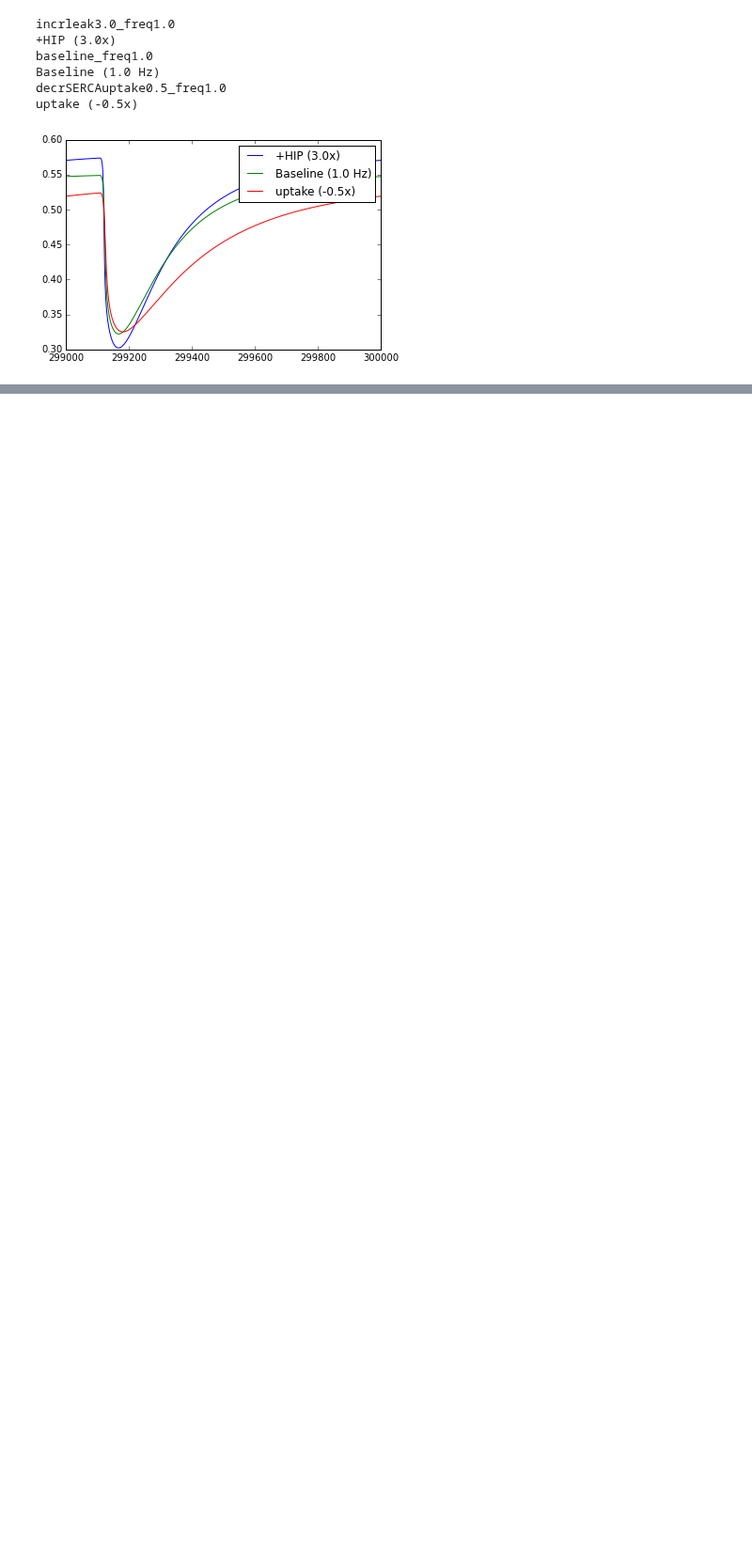
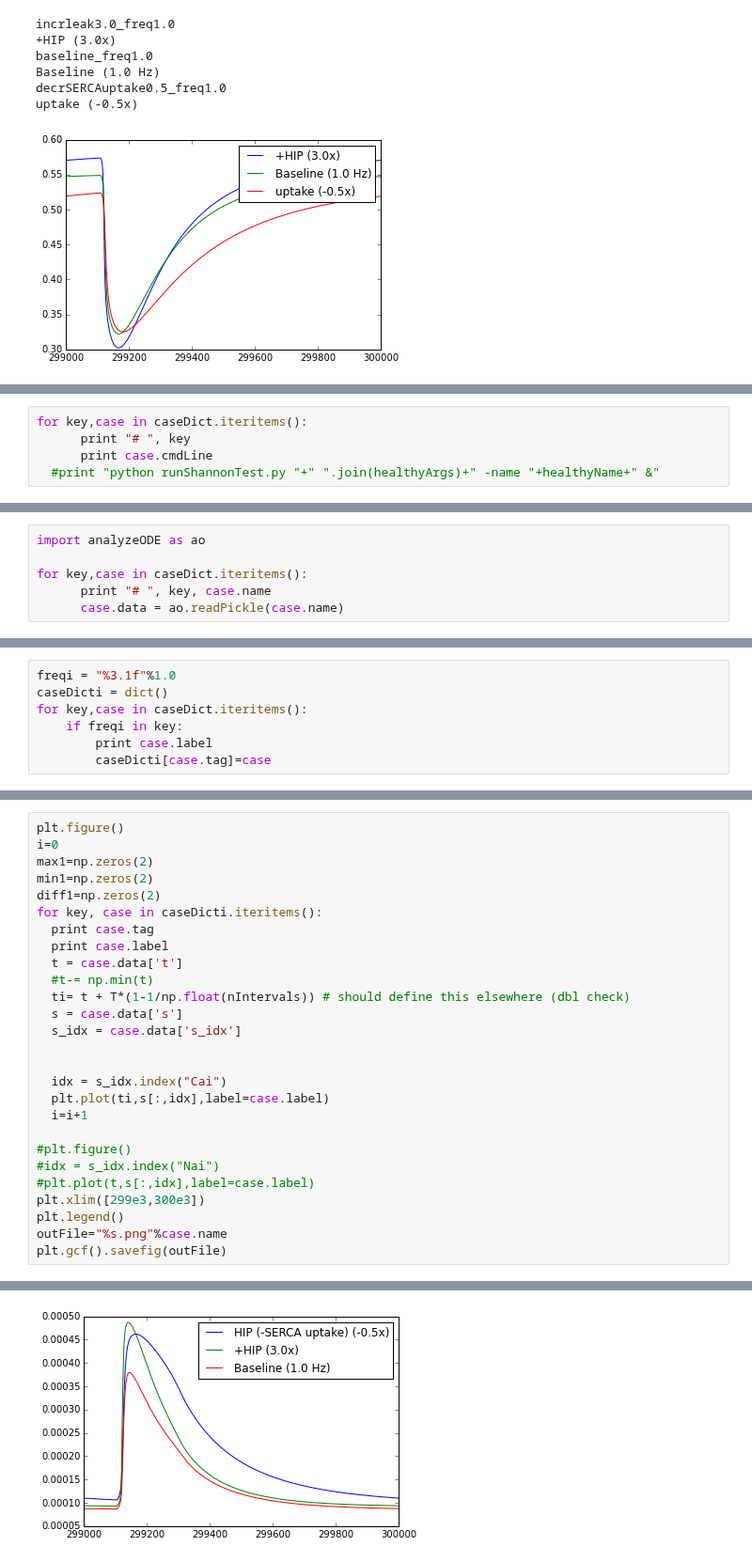
Before and after one commit to huskeypm/wholecell, a Jupyter notebook: despaSweep-paper.ipynb, the cells around one changed output, grey strips where cells are left out. Shown at 94% size. Saved outputs shown, nothing was run; the diff lists cells and outputs as text; blank space fills up the shorter version.

```diff
--- a/despaSweep-paper.ipynb
+++ b/despaSweep-paper.ipynb
@@ -993,0 +1076,5 @@ uptake (-0.5x)
+# %%
+for key,case in caseDict.iteritems():
+      print "# ", key
+      print case.cmdLine
+  #print "python runShannonTest.py "+" ".join(healthyArgs)+" -name "+healthyName+" &"
@@ -993,0 +1088,6 @@ uptake (-0.5x)
+# %%
+import analyzeODE as ao
+
+for key,case in caseDict.iteritems():
+      print "# ", key, case.name
+      case.data = ao.readPickle(case.name)
@@ -993,0 +1101,7 @@ uptake (-0.5x)
+# %%
+freqi = "%3.1f"%1.0
+caseDicti = dict()
+for key,case in caseDict.iteritems():
+    if freqi in key:
+        print case.label
+        caseDicti[case.tag]=case
@@ -993,0 +1112,28 @@ uptake (-0.5x)
+# %%
+plt.figure()
+i=0
+max1=np.zeros(2)
+min1=np.zeros(2)
+diff1=np.zeros(2)
+for key, case in caseDicti.iteritems():
+  print case.tag
+  print case.label
+  t = case.data['t']
+  #t-= np.min(t)
+  ti= t + T*(1-1/np.float(nIntervals)) # should define this elsewhere (dbl check)
+  s = case.data['s']
+  s_idx = case.data['s_idx']
+
+
+  idx = s_idx.index("Cai")
+  plt.plot(ti,s[:,idx],label=case.label)
+  i=i+1
+
+#plt.figure()
+#idx = s_idx.index("Nai")
+#plt.plot(t,s[:,idx],label=case.label)
+plt.xlim([299e3,300e3])
+plt.legend()
+outFile="%s.png"%case.name
+plt.gcf().savefig(outFile)
+# %% [output]
@@ -993,0 +1146 @@ uptake (-0.5x)
+[figure, added]
```
Also changed, not shown: parts of 14 cells of this notebook.
